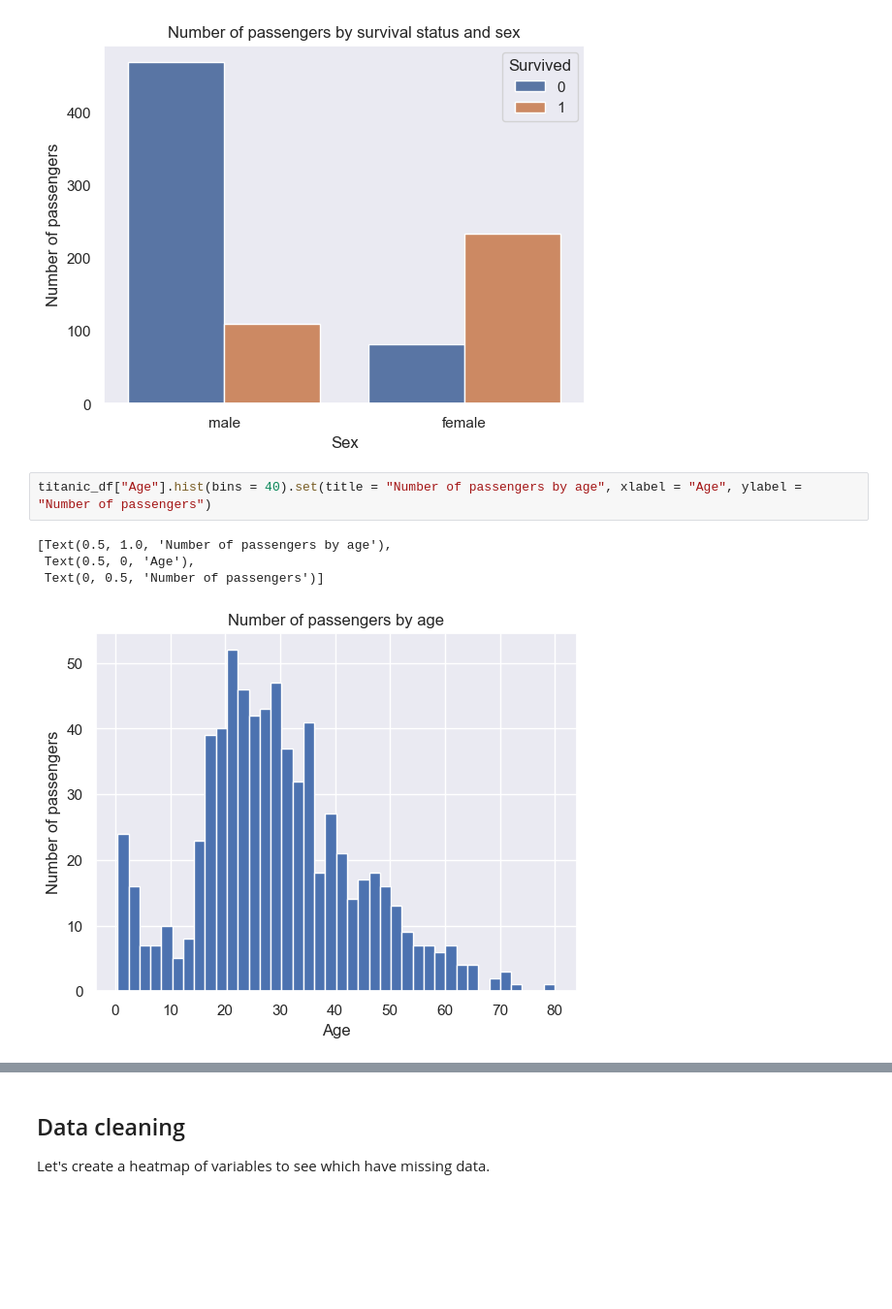
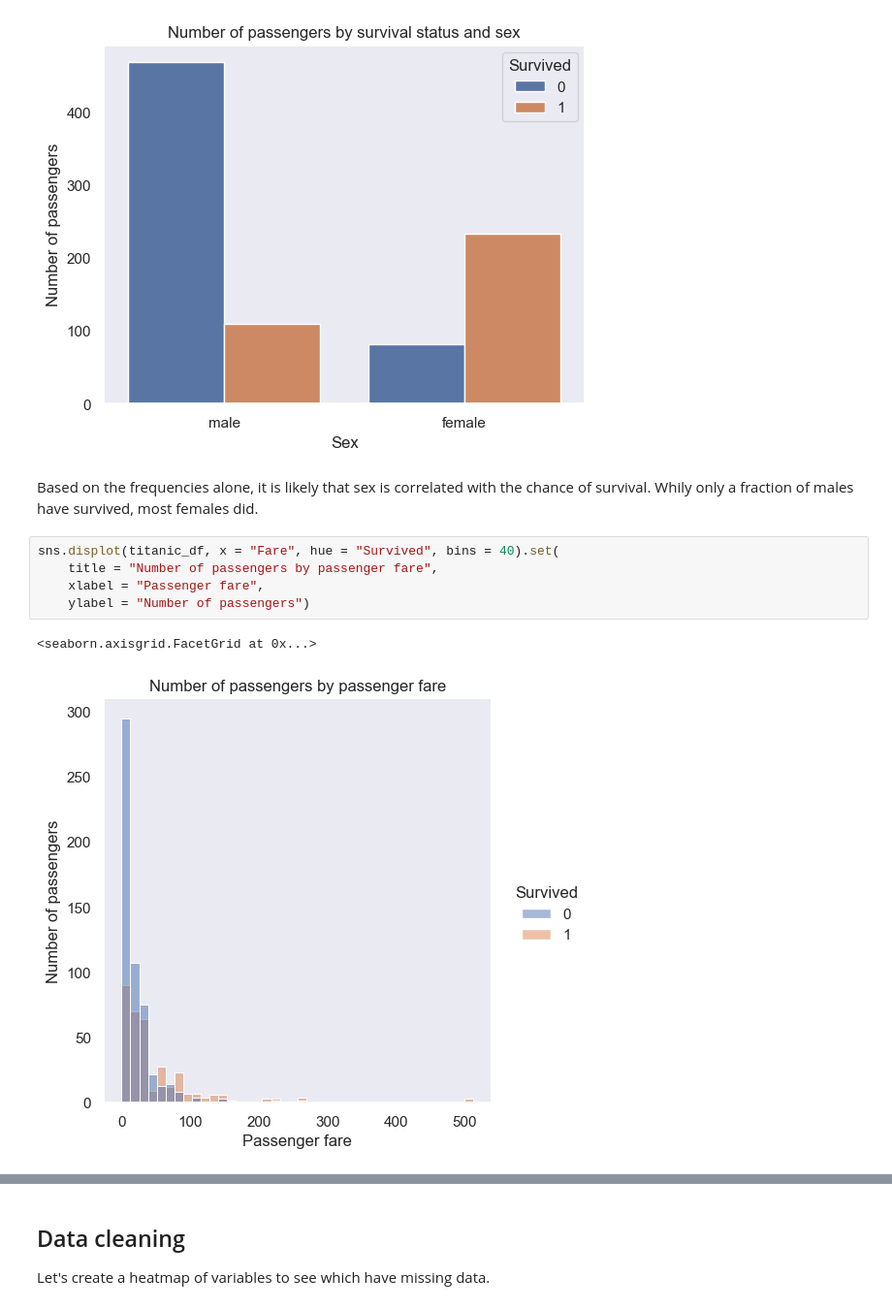
Before and after one commit to michaltkaczyk/titanic, a Jupyter notebook: main.ipynb, the cells around one changed output, grey strips where cells are left out. Shown at 97% size. Drawn from its saved outputs; the diff is of its cells as text; blank space fills up the shorter version.

```diff
--- a/main.ipynb
+++ b/main.ipynb
@@ -112,10 +127,13 @@ sns.countplot(x = "Sex", hue = "Survived", data = titanic_df).set(
  Text(0.5, 0, 'Sex'),
  Text(0, 0.5, 'Number of passengers')]
 [figure]
+# %% [markdown]
+Based on the frequencies alone, it is likely that sex is correlated with the chance of survival. Whily only a fraction of males have survived, most females did.
 # %%
-titanic_df["Age"].hist(bins = 40).set(title = "Number of passengers by age", xlabel = "Age", ylabel = "Number of passengers")
+sns.displot(titanic_df, x = "Fare", hue = "Survived", bins = 40).set(
+    title = "Number of passengers by passenger fare",
+    xlabel = "Passenger fare",
+    ylabel = "Number of passengers")
 # %% [output]
-[Text(0.5, 1.0, 'Number of passengers by age'),
- Text(0.5, 0, 'Age'),
- Text(0, 0.5, 'Number of passengers')]
+<seaborn.axisgrid.FacetGrid at 0x...>
-[figure, old version]
+[figure, new version]
```
Also changed, not shown: parts of 11 cells of this notebook.
